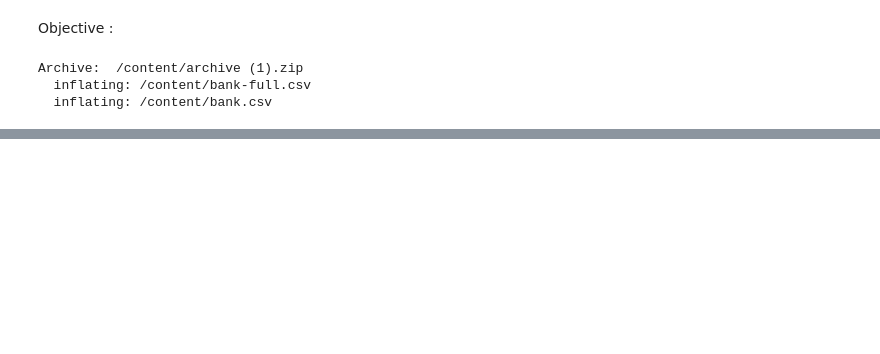
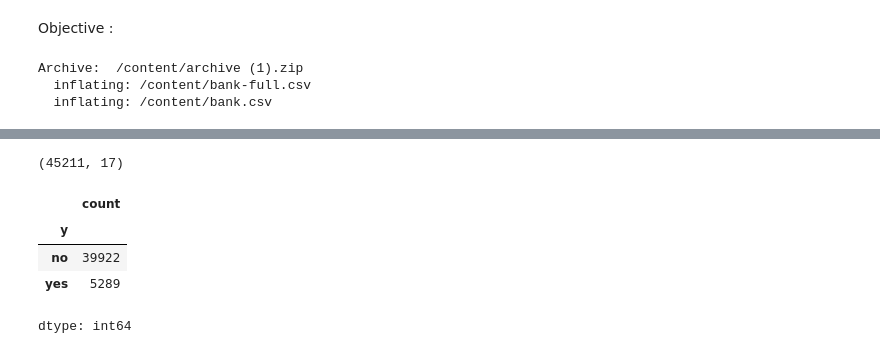
Before and after one commit to AtharvaChitnis/PGIT, a Jupyter notebook: Marketing_Research_ML.ipynb, the cells around one changed output, grey strips where cells are left out. Saved outputs shown, nothing was run; the diff lists cells and outputs as text; code cells hidden in the pictures; blank space fills up the shorter version.

```diff
--- a/Marketing_Research_ML.ipynb
+++ b/Marketing_Research_ML.ipynb
@@ -27,0 +61,12 @@ display(df.head())
+# %%
+display(df.shape)
+# %% [output]
+(45211, 17)
+# %%
+df['y'].value_counts()
+# %% [output]
+|  | count |
+| y |  |
+| no | 39922 |
+| yes | 5289 |
+dtype: int64
```
Also changed, not shown: parts of 5 cells of this notebook.
